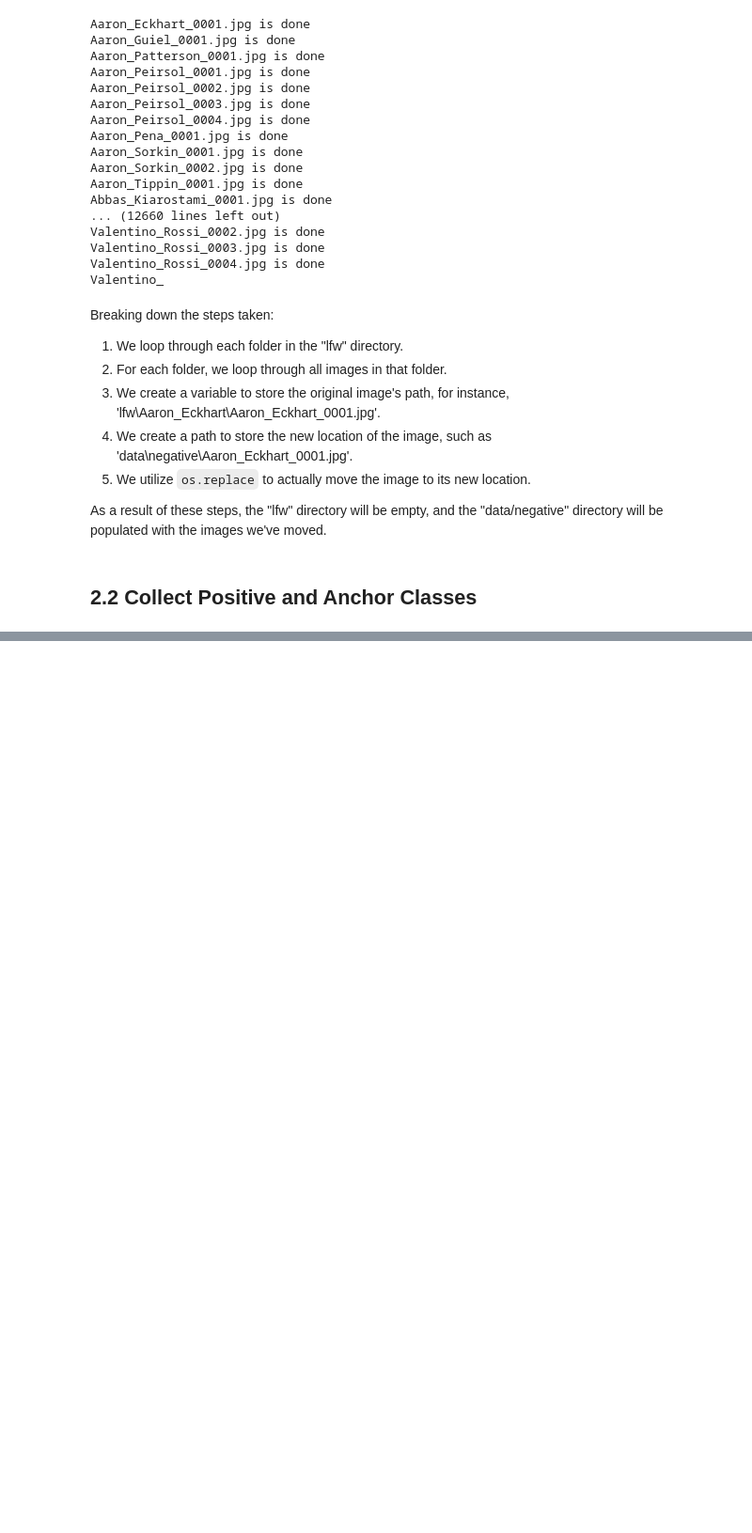
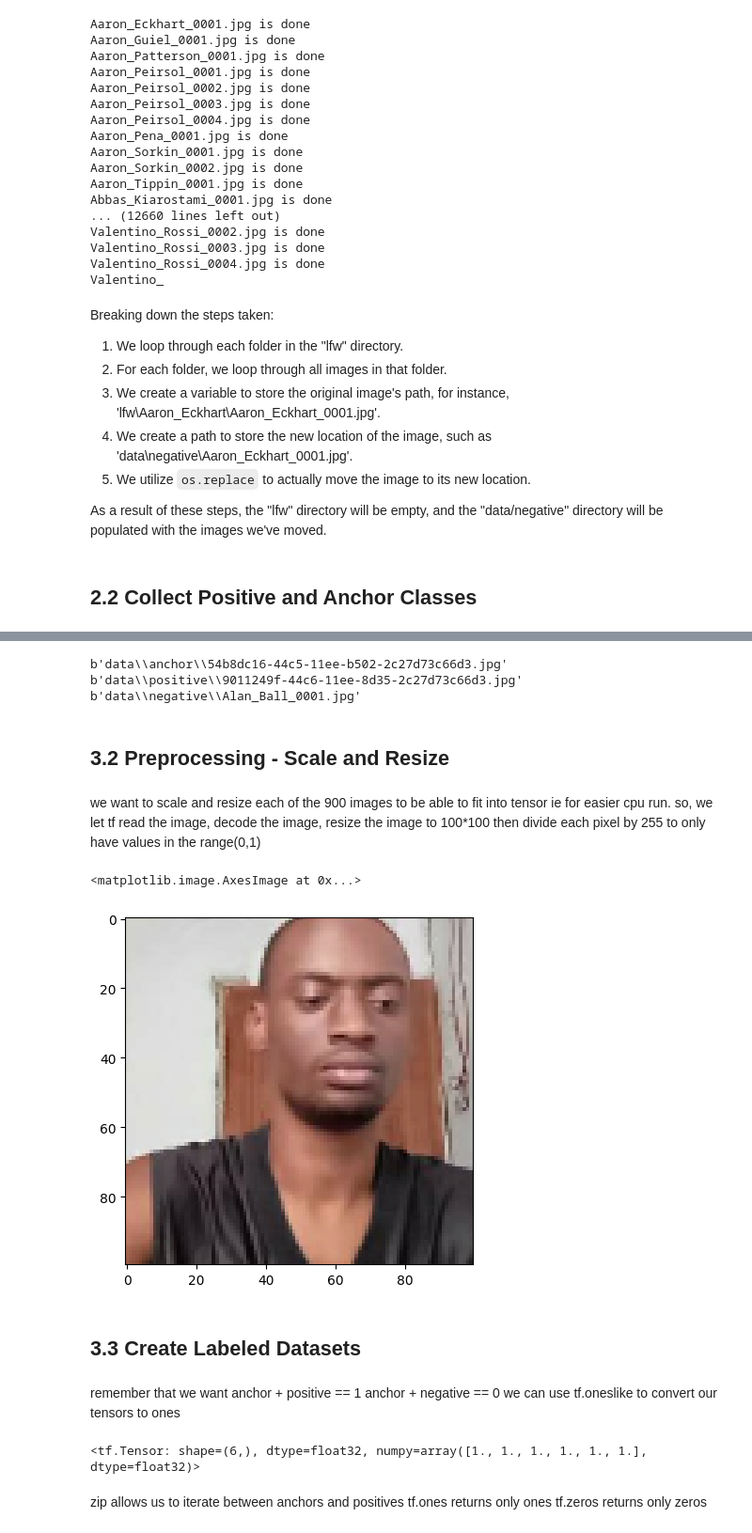
Before and after one commit to BMugo84/Facial-Recognition, a Jupyter notebook: facialrecognition.ipynb, the cells around one changed output, grey strips where cells are left out. Shown: that part at 94% size. Saved outputs shown, nothing was run; the diff lists cells and outputs as text; code cells hidden in the pictures; blank space fills up the shorter version.

```diff
--- a/facialrecognition.ipynb
+++ b/facialrecognition.ipynb
@@ -113,0 +259,40 @@ As a result of these steps, the "lfw" directory will be empty, and the "data/neg
+# %%
+dir_test = anchor.as_numpy_iterator()
+print(dir_test.next())
+dir_test = positive.as_numpy_iterator()
+print(dir_test.next())
+dir_test = negative.as_numpy_iterator()
+print(dir_test.next())
+# %% [output]
+b'data\\anchor\\54b8dc16-44c5-11ee-b502-2c27d73c66d3.jpg'
+b'data\\positive\\9011249f-44c6-11ee-8d35-2c27d73c66d3.jpg'
+b'data\\negative\\Alan_Ball_0001.jpg'
+# %% [markdown]
+## 3.2 Preprocessing - Scale and Resize
+# %% [markdown]
+we want to scale and resize each of the 900 images to be able to fit into tensor ie for easier cpu run.
+so, we let tf read the image, decode the image, resize the image to 100*100 then divide each pixel by 255 to only have values in the range(0,1)
+# %%
+def preprocess(file_path):
+    byte_img = tf.io.read_file(file_path)
+    img = tf.io.decode_jpeg(byte_img)
+    img = tf.image.resize(img, (100, 100))
+    img = img / 255.0
+    return img
+# %%
+img = preprocess('data\\positive\\9011249f-44c6-11ee-8d35-2c27d73c66d3.jpg')
+plt.imshow(img)
+# %% [output]
+<matplotlib.image.AxesImage at 0x...>
+[figure, added]
+# %% [markdown]
+## 3.3 Create Labeled Datasets
+# %% [markdown]
+remember that we want
+anchor + positive == 1
+anchor + negative == 0
+we can use tf.oneslike to convert our tensors to ones
+# %%
+tf.ones_like([1,1,1,1.3,3.4,2.5])
+# %% [output]
+<tf.Tensor: shape=(6,), dtype=float32, numpy=array([1., 1., 1., 1., 1., 1.], dtype=float32)>
@@ -113,0 +303,4 @@ As a result of these steps, the "lfw" directory will be empty, and the "data/neg
+# %% [markdown]
+zip allows us to iterate between anchors and positives
+tf.ones returns only ones
+tf.zeros returns only zeros
```
Also changed, not shown: parts of 19 cells of this notebook, 4 other files.
